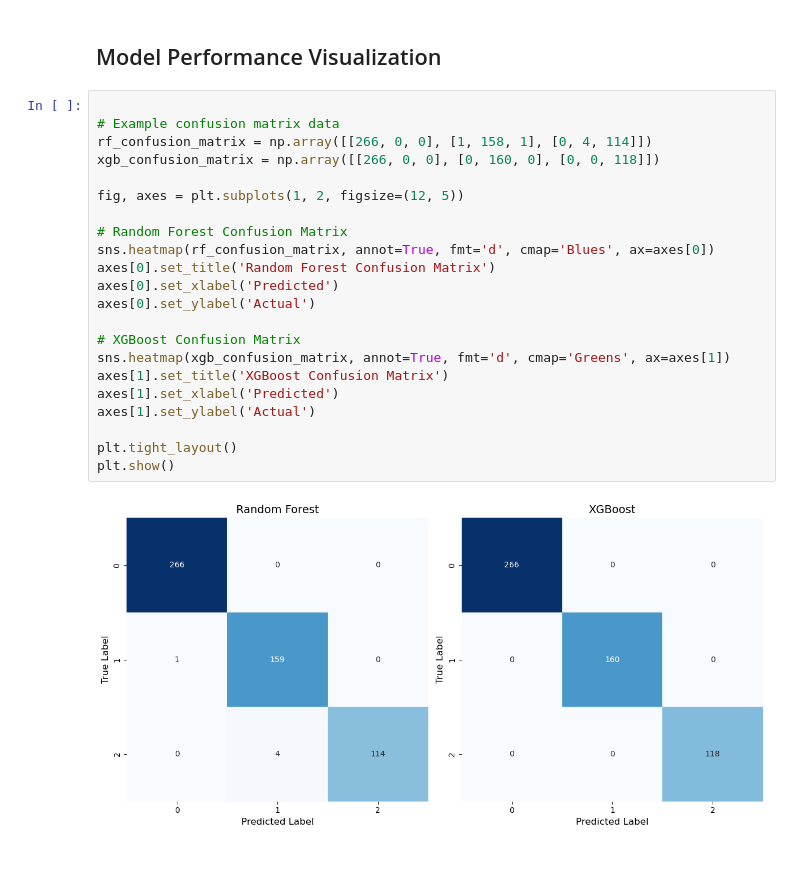
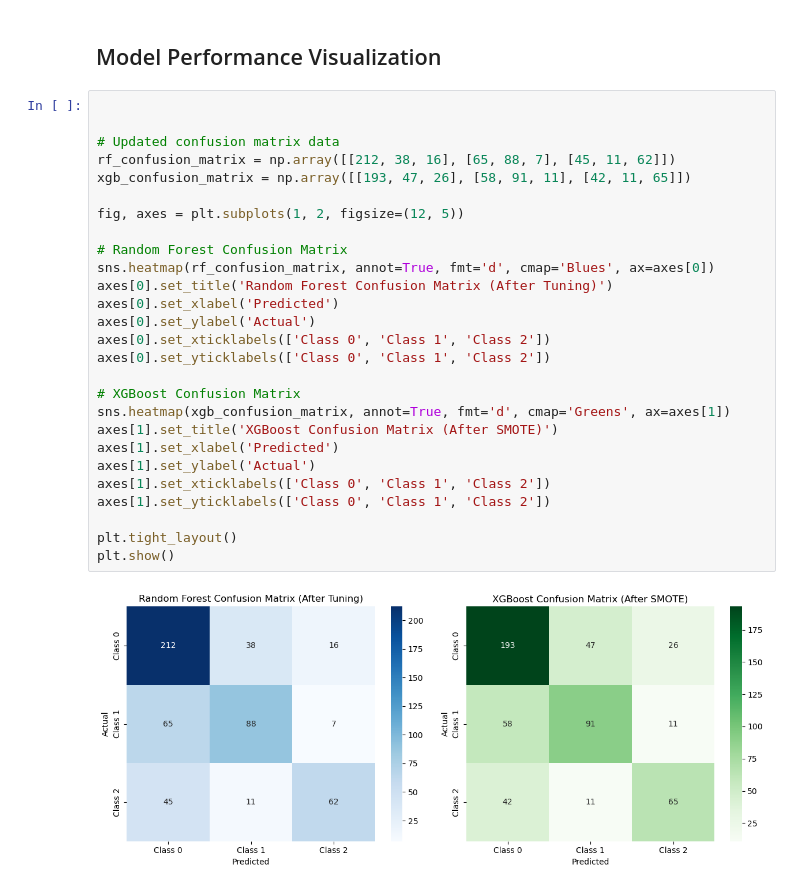
Before and after one commit to avineets87/housing-price-analysis, a Jupyter notebook: data_Classification.ipynb, the cells around one changed output. Cells and saved outputs as stored; diff of their text form; blank space fills up the shorter version.

```diff
--- a/data_Classification.ipynb
+++ b/data_Classification.ipynb
@@ -396,28 +396,33 @@ weighted avg       1.00      1.00      1.00       544
 ## Model Performance Visualization
 # %%
 
-# Example confusion matrix data
-rf_confusion_matrix = np.array([[266, 0, 0], [1, 158, 1], [0, 4, 114]])
-xgb_confusion_matrix = np.array([[266, 0, 0], [0, 160, 0], [0, 0, 118]])
+
+# Updated confusion matrix data
+rf_confusion_matrix = np.array([[212, 38, 16], [65, 88, 7], [45, 11, 62]])
+xgb_confusion_matrix = np.array([[193, 47, 26], [58, 91, 11], [42, 11, 65]])
 
 fig, axes = plt.subplots(1, 2, figsize=(12, 5))
 
 # Random Forest Confusion Matrix
 sns.heatmap(rf_confusion_matrix, annot=True, fmt='d', cmap='Blues', ax=axes[0])
-axes[0].set_title('Random Forest Confusion Matrix')
+axes[0].set_title('Random Forest Confusion Matrix (After Tuning)')
 axes[0].set_xlabel('Predicted')
 axes[0].set_ylabel('Actual')
+axes[0].set_xticklabels(['Class 0', 'Class 1', 'Class 2'])
+axes[0].set_yticklabels(['Class 0', 'Class 1', 'Class 2'])
 
 # XGBoost Confusion Matrix
 sns.heatmap(xgb_confusion_matrix, annot=True, fmt='d', cmap='Greens', ax=axes[1])
-axes[1].set_title('XGBoost Confusion Matrix')
+axes[1].set_title('XGBoost Confusion Matrix (After SMOTE)')
 axes[1].set_xlabel('Predicted')
 axes[1].set_ylabel('Actual')
+axes[1].set_xticklabels(['Class 0', 'Class 1', 'Class 2'])
+axes[1].set_yticklabels(['Class 0', 'Class 1', 'Class 2'])
 
 plt.tight_layout()
 plt.show()
 # %% [output]
-[figure, old version]
+[figure, new version]
 # %%
 import numpy as np
 import matplotlib.pyplot as plt
```
Also changed, not shown: parts of 12 cells of this notebook, 3 other files.
